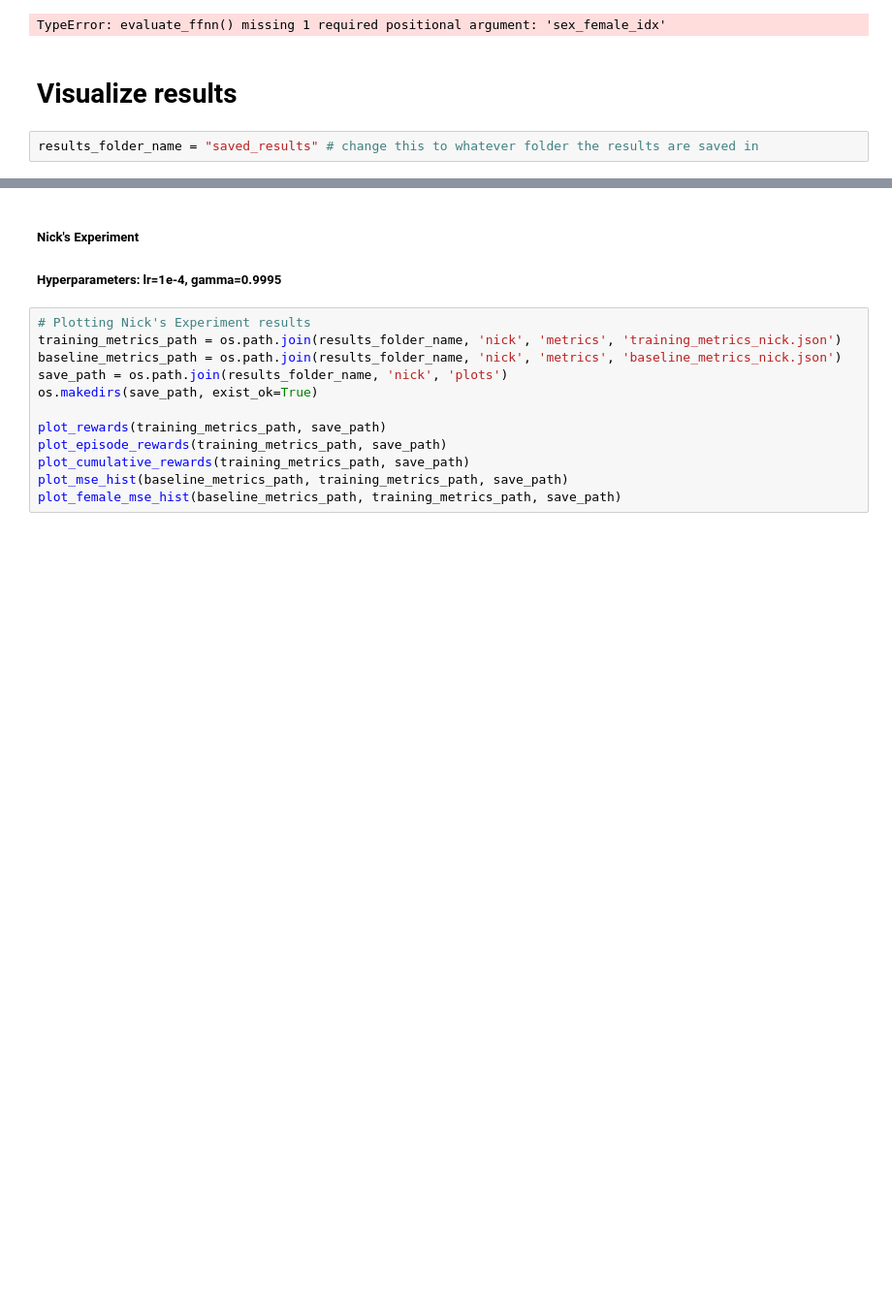
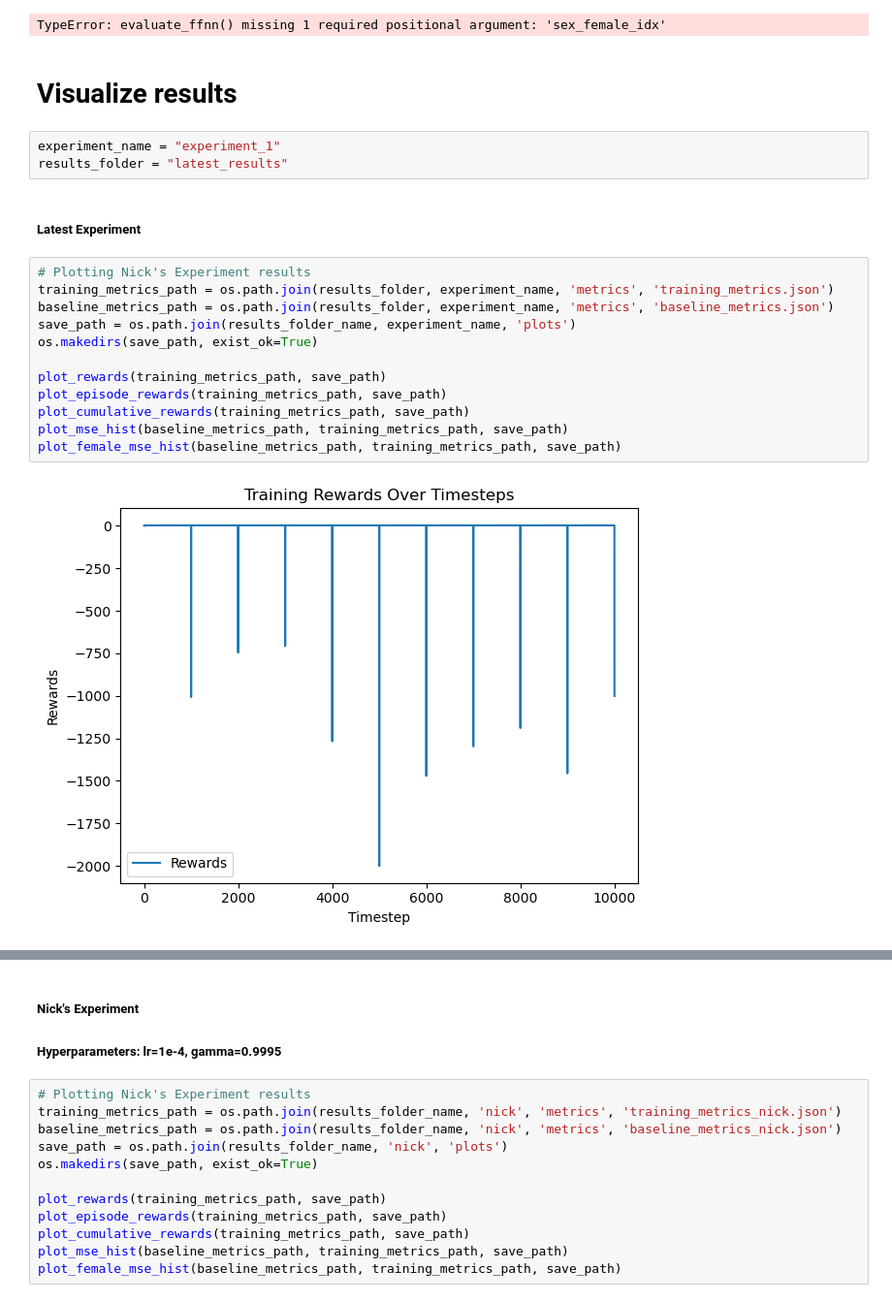
Before and after one commit to LucasHartmanWestern/cs_9170_project, a Jupyter notebook: main.ipynb, the cells around one changed output, grey strips where cells are left out. Shown at 97% size. Drawn from its saved outputs; the diff is of its cells as text; blank space fills up the shorter version.

```diff
--- a/main.ipynb
+++ b/main.ipynb
@@ -273,5 +261,22 @@ print("=======================================================\n")
 TypeError: evaluate_ffnn() missing 1 required positional argument: 'sex_female_idx'
 # %% [markdown]
 # Visualize results
-# %%
-results_folder_name = "saved_results" # change this to whatever folder the results are saved in
+# %%
+experiment_name = "experiment_1"
+results_folder = "latest_results"
+# %% [markdown]
+##### Latest Experiment
+# %%
+# Plotting Nick's Experiment results
+training_metrics_path = os.path.join(results_folder, experiment_name, 'metrics', 'training_metrics.json')
+baseline_metrics_path = os.path.join(results_folder, experiment_name, 'metrics', 'baseline_metrics.json')
+save_path = os.path.join(results_folder_name, experiment_name, 'plots')
+os.makedirs(save_path, exist_ok=True)
+
+plot_rewards(training_metrics_path, save_path)
+plot_episode_rewards(training_metrics_path, save_path)
+plot_cumulative_rewards(training_metrics_path, save_path)
+plot_mse_hist(baseline_metrics_path, training_metrics_path, save_path)
+plot_female_mse_hist(baseline_metrics_path, training_metrics_path, save_path)
+# %% [output]
+[figure, added]
```
Also changed, not shown: parts of 5 cells of this notebook, 2 other files.
